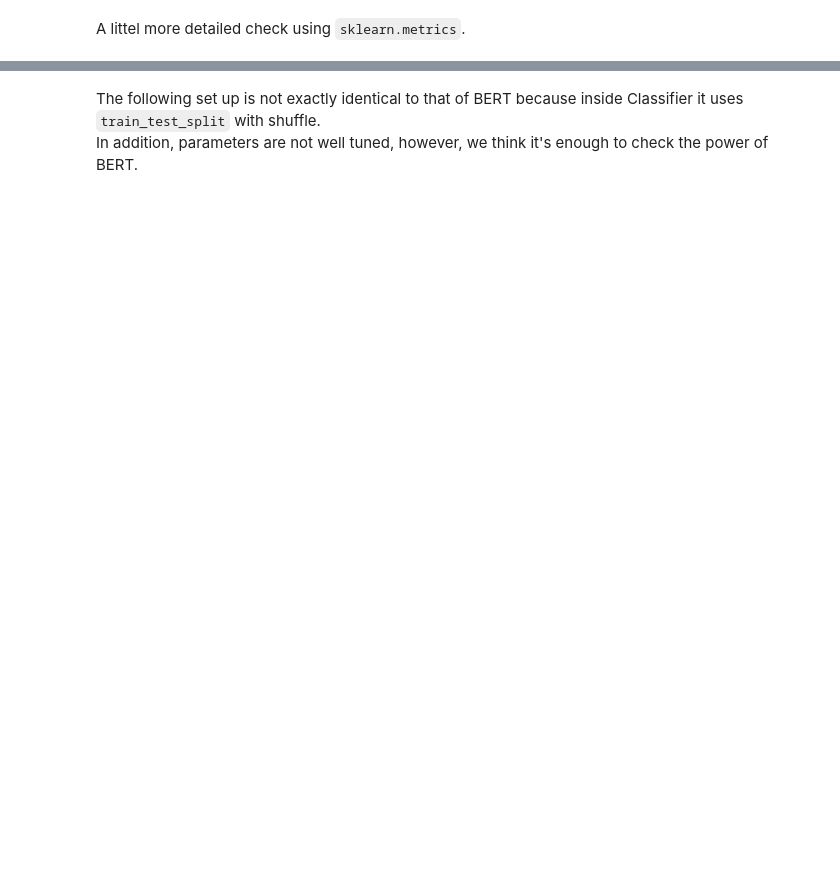
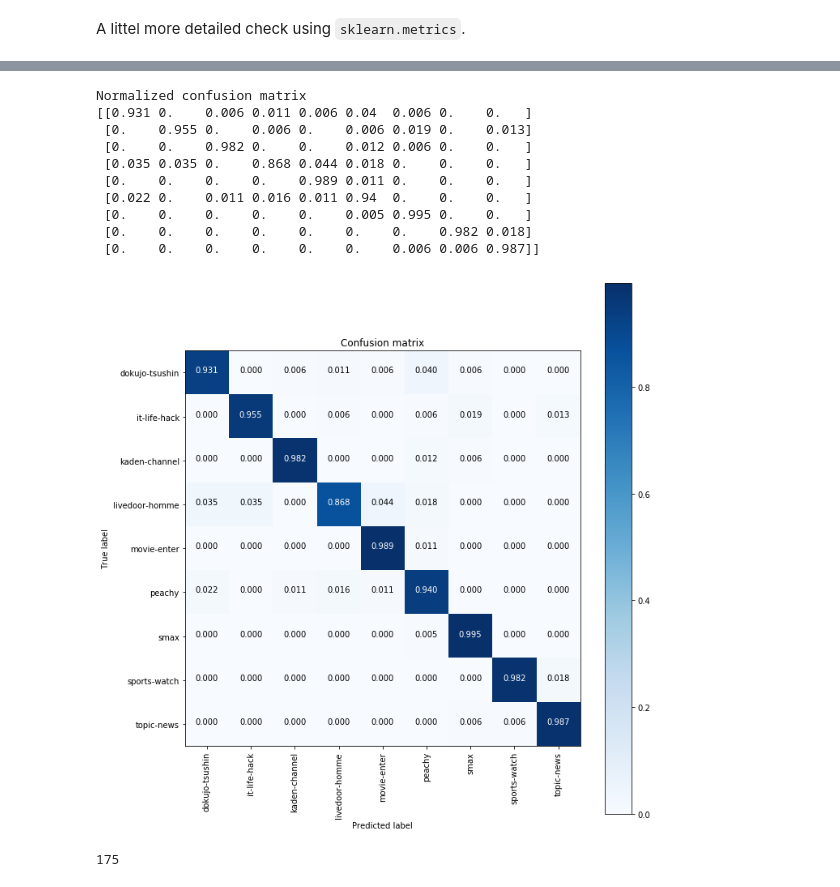
Before and after one commit to Masao-Taketani/japanese_text_classification, a Jupyter notebook: sentencepiece/bert-japanese/notebook/finetune-to-livedoor-corpus.ipynb, the cells around one changed output, grey strips where cells are left out. Drawn from its saved outputs; the diff is of its cells as text; code cells hidden in the pictures; blank space fills up the shorter version.

Commit message:
BERT training and evaluation is done

```diff
--- a/sentencepiece/bert-japanese/notebook/finetune-to-livedoor-corpus.ipynb
+++ b/sentencepiece/bert-japanese/notebook/finetune-to-livedoor-corpus.ipynb
@@ -114,7 +119,7 @@ class FLAGS(object):
         self.vocab_file = "../model/wiki-ja.vocab"
         self.do_lower_case = True
         self.use_tpu = False
-        self.output_dir = "/dummy"
+        self.output_dir = "dummy"
         self.data_dir = "../data/livedoor"
         self.max_seq_length = 512
         self.init_checkpoint = FINETUNED_MODEL_PATH
@@ -190,8 +201,3 @@ predict_input_fn = file_based_input_fn_builder(
     drop_remainder=predict_drop_remainder)
 # %%
 result = estimator.predict(input_fn=predict_input_fn)
-# %%
-%%time
-# It will take a few hours on CPU environment.
-
-result = list(result)
@@ -202,6 +206,6 @@ Read test data set and add prediction results.
 # %%
 import pandas as pd
 # %%
-test_df = pd.read_csv("../data/livedoor/test.tsv", sep='\t')
+test_df = pd.read_csv("../data/livedoor/dev.tsv", sep='\t')
 # %%
 test_df['predict'] = [ label_list[elem['probabilities'].argmax()] for elem in result ]
@@ -229,4 +265,0 @@ from sklearn.metrics import confusion_matrix
-# %%
-train_df = pd.read_csv("../data/livedoor/train.tsv", sep='\t')
-dev_df = pd.read_csv("../data/livedoor/dev.tsv", sep='\t')
-test_df = pd.read_csv("../data/livedoor/test.tsv", sep='\t')
@@ -255,3 +265,0 @@ test_xs_ = vectorizer.transform(test_xs)
-# %% [markdown]
-The following set up is not exactly identical to that of BERT because inside Classifier it uses `train_test_split` with shuffle.
-In addition, parameters are not well tuned, however, we think it's enough to check the power of BERT.
@@ -280,0 +266,35 @@ print(confusion_matrix(test_ys, model.predict(test_xs_)))
+# %%
+sys.path.append("../../..")
+from plot_graph import plot_confusion_matrix
+%matplotlib inline
+from pylab import rcParams
+
+rcParams["figure.figsize"] = 10, 10
+
+conf_mat = confusion_matrix(test_df['label'], test_df['predict'])
+plot_confusion_matrix(conf_mat, label_list, normalize=True)
+# %% [output]
+Normalized confusion matrix
+[[0.931 0.    0.006 0.011 0.006 0.04  0.006 0.    0.   ]
+ [0.    0.955 0.    0.006 0.    0.006 0.019 0.    0.013]
+ [0.    0.    0.982 0.    0.    0.012 0.006 0.    0.   ]
+ [0.035 0.035 0.    0.868 0.044 0.018 0.    0.    0.   ]
+ [0.    0.    0.    0.    0.989 0.011 0.    0.    0.   ]
+ [0.022 0.    0.011 0.016 0.011 0.94  0.    0.    0.   ]
+ [0.    0.    0.    0.    0.    0.005 0.995 0.    0.   ]
+ [0.    0.    0.    0.    0.    0.    0.    0.982 0.018]
+ [0.    0.    0.    0.    0.    0.    0.006 0.006 0.987]]
+[figure, added]
+# %%
+sum = 0
+
+
+cal_list = [163,0,1,2,1,7,1,0,0]
+
+for num in cal_list:
+
+    sum += num
+
+sum
+# %% [output]
+175
```
Also changed, not shown: parts of 26 cells of this notebook, 1 other file.
